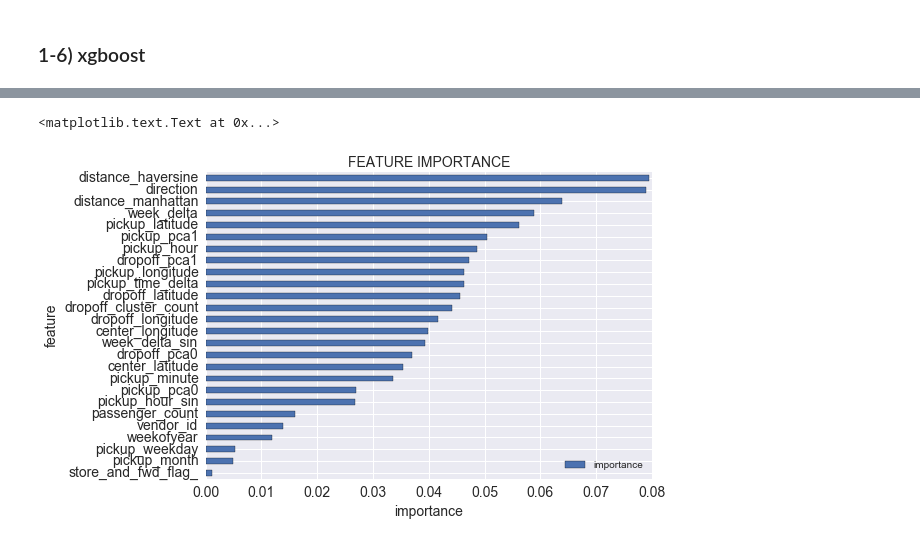
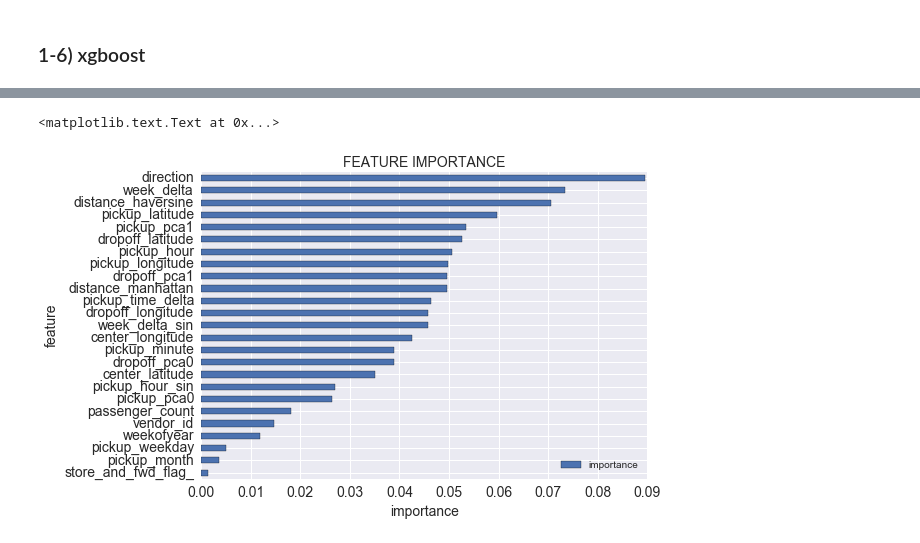
Before and after one commit to yennanliu/NYC_Taxi_Trip_Duration, a Jupyter notebook: notebook/NYC_Taxi_ML_V1_Yen.ipynb, the cells around one changed output, grey strips where cells are left out. Saved outputs shown, nothing was run; the diff lists cells and outputs as text; code cells hidden in the pictures.

```diff
--- a/notebook/NYC_Taxi_ML_V1_Yen.ipynb
+++ b/notebook/NYC_Taxi_ML_V1_Yen.ipynb
@@ -555,7 +654,7 @@ import xgboost as xgb
 # %%
 df_train_xgb_ = clean_data(df_train_.sample(50000))
 # %%
-xgb_feature =['trip_duration',
+xgb_feature =['trip_duration_log',
             'vendor_id',
            'passenger_count',
            'store_and_fwd_flag_',
@@ -580,8 +679,10 @@ xgb_feature =['trip_duration',
            'weekofyear',
            'week_delta_sin',
            'pickup_hour_sin',
-           'pickup_time_delta',
-           'dropoff_cluster_count']
+           'pickup_time_delta']
+           #'dropoff_cluster_count',
+           #'avg_speed_cluster_h',
+           #'avg_cluster_duration']
 # %%
 xgboost_model = xgb.XGBRegressor(n_estimators=100, learning_rate=0.08, gamma=0, subsample=0.75,
                            colsample_bytree=1, max_depth=7)
@@ -599,15 +700,15 @@ XGBRegressor(base_score=0.5, booster='gbtree', colsample_bylevel=1,
 # %%
 # plot feature importance
 
 pd.DataFrame({'feature': xgb_feature[1:], \
               'importance': xgboost_model.feature_importances_})\
-              .sort('importance').set_index('feature')\
+              .sort_values('importance').set_index('feature')\
               .plot(kind='barh', fontsize=14)
 
 
 plt.title('FEATURE IMPORTANCE',fontsize=14 )
 plt.xlabel('importance',fontsize=14)
 plt.ylabel('feature',fontsize=14)
 # %% [output]
 <matplotlib.text.Text at 0x...>
-[figure, old version]
+[figure, new version]
```
Also changed, not shown: parts of 17 cells of this notebook.
